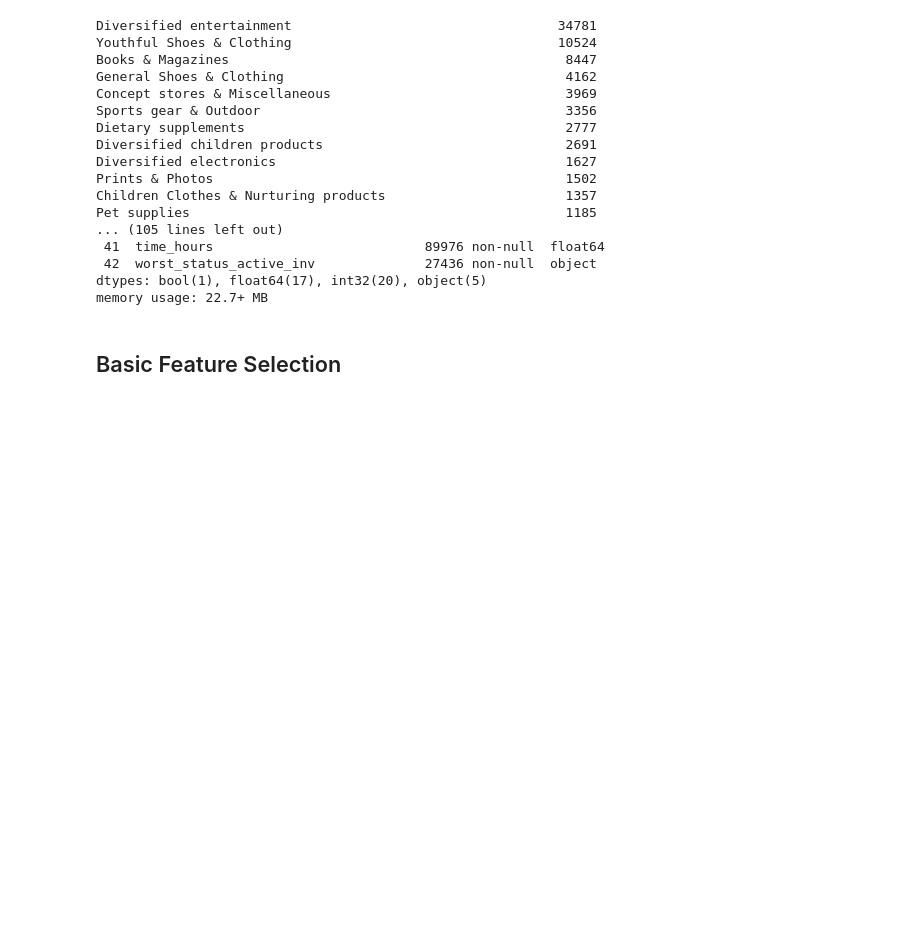
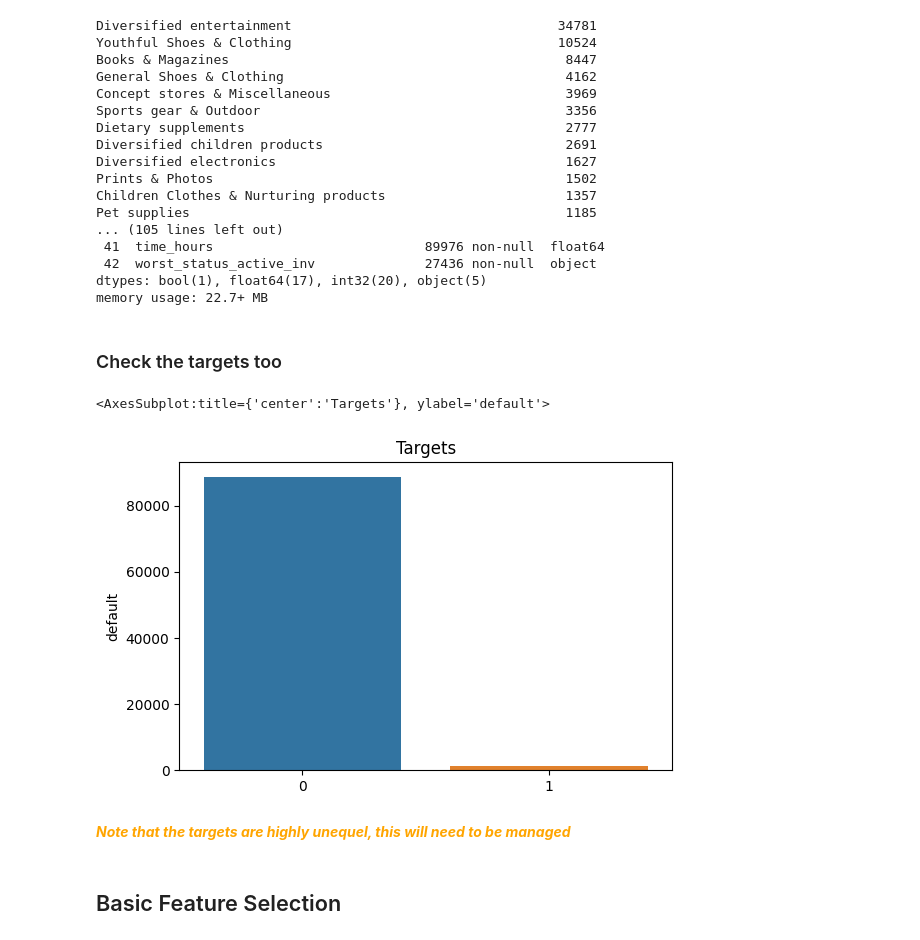
Before and after one commit to erikrowens/Le-Wagon-Case-Study, a Jupyter notebook: Notebook.ipynb, the cells around one changed output. Drawn from its saved outputs; the diff is of its cells as text; code cells hidden in the pictures; blank space fills up the shorter version.

```diff
--- a/Notebook.ipynb
+++ b/Notebook.ipynb
@@ -130,6 +130,18 @@ Pet supplies                                                1185
  42  worst_status_active_inv              27436 non-null  object
 dtypes: bool(1), float64(17), int32(20), object(5)
 memory usage: 22.7+ MB
+# %% [markdown]
+### Check the targets too
+# %%
+plt.figure(figsize=(14, 4))
+plt.subplot(1, 2, 1)
+plt.title("Targets")
+sns.barplot(x=df['default'].unique(), y = df['default'].value_counts())
+# %% [output]
+<AxesSubplot:title={'center':'Targets'}, ylabel='default'>
+[figure, added]
+# %% [markdown]
+<font color="orange">***Note that the targets are highly unequel, this will need to be managed***</font>
 # %% [markdown]
 ## Basic Feature Selection
 # %% [markdown]
```
Also changed, not shown: parts of 14 cells of this notebook, 1 other file.
